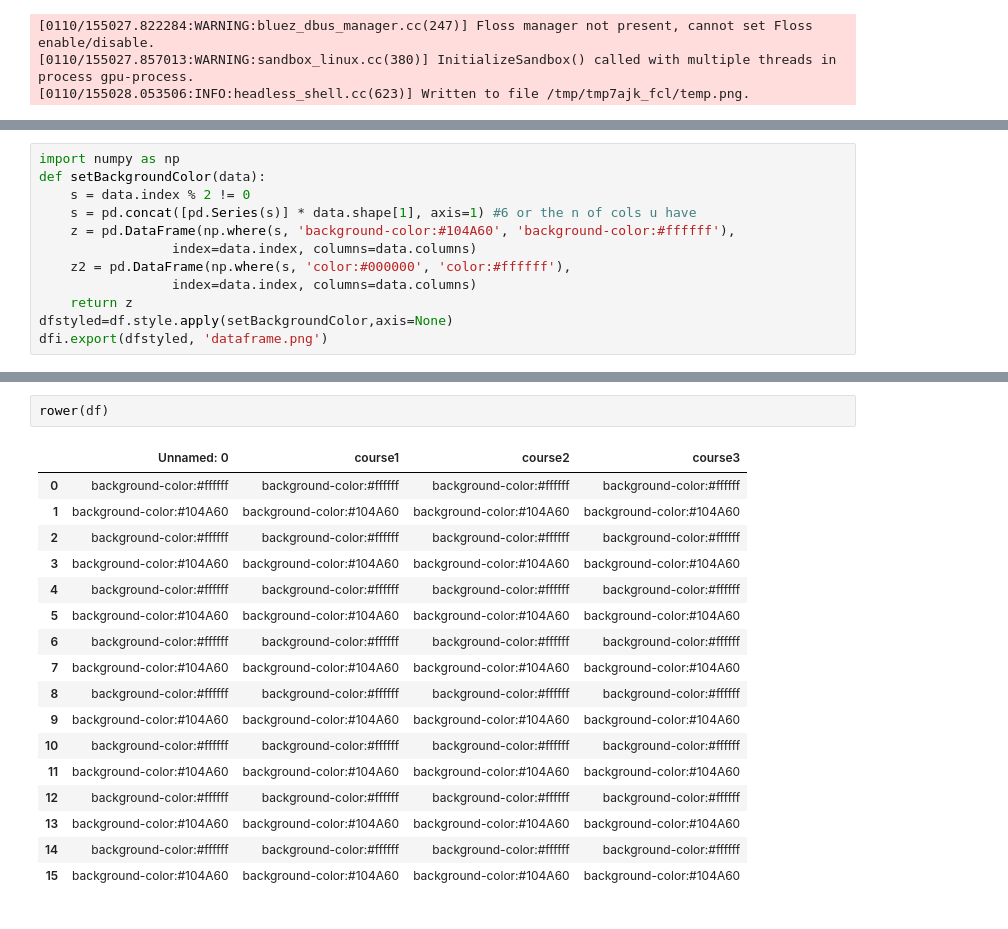
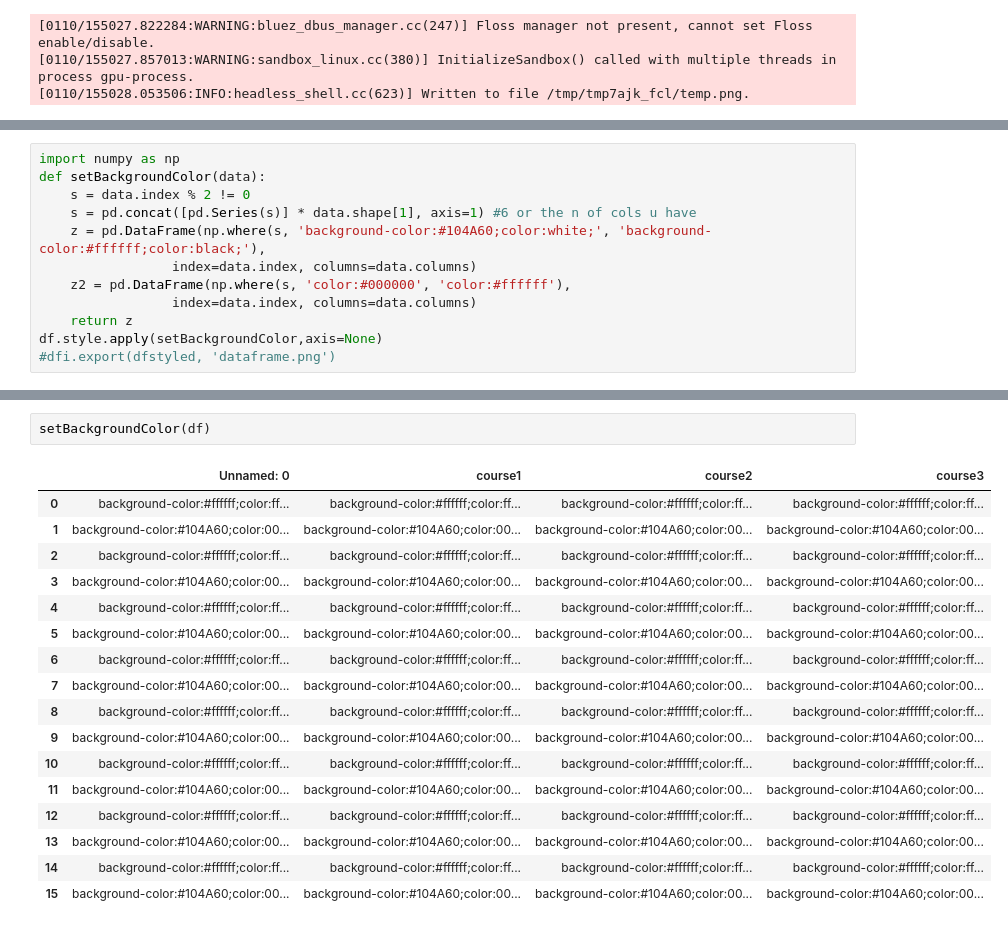
Before and after one commit to mgama1/ExamsScheduler, a Jupyter notebook: GUI.ipynb, the cells around one changed output, grey strips where cells are left out. Saved outputs shown, nothing was run; the diff lists cells and outputs as text.

Commit message:
stylecomplete

```diff
--- a/GUI.ipynb
+++ b/GUI.ipynb
@@ -228,11 +228,11 @@ import numpy as np
 def setBackgroundColor(data):
     s = data.index % 2 != 0
     s = pd.concat([pd.Series(s)] * data.shape[1], axis=1) #6 or the n of cols u have
-    z = pd.DataFrame(np.where(s, 'background-color:#104A60', 'background-color:#ffffff'),
+    z = pd.DataFrame(np.where(s, 'background-color:#104A60;color:white;', 'background-color:#ffffff;color:black;'),
                  index=data.index, columns=data.columns)
     z2 = pd.DataFrame(np.where(s, 'color:#000000', 'color:#ffffff'),
                  index=data.index, columns=data.columns)
     return z
-dfstyled=df.style.apply(setBackgroundColor,axis=None)
-dfi.export(dfstyled, 'dataframe.png')
+df.style.apply(setBackgroundColor,axis=None)
+#dfi.export(dfstyled, 'dataframe.png')
 # %% [output]
@@ -262,20 +256,20 @@ df
 # %%
-rower(df)
+setBackgroundColor(df)
 # %% [output]
 |  | Unnamed: 0 | course1 | course2 | course3 |
-| 0 | background-color:#ffffff | background-color:#ffffff | background-color:#ffffff | background-color:#ffffff |
-| 1 | background-color:#104A60 | background-color:#104A60 | background-color:#104A60 | background-color:#104A60 |
-| 2 | background-color:#ffffff | background-color:#ffffff | background-color:#ffffff | background-color:#ffffff |
-| 3 | background-color:#104A60 | background-color:#104A60 | background-color:#104A60 | background-color:#104A60 |
-| 4 | background-color:#ffffff | background-color:#ffffff | background-color:#ffffff | background-color:#ffffff |
-| 5 | background-color:#104A60 | background-color:#104A60 | background-color:#104A60 | background-color:#104A60 |
-| 6 | background-color:#ffffff | background-color:#ffffff | background-color:#ffffff | background-color:#ffffff |
-| 7 | background-color:#104A60 | background-color:#104A60 | background-color:#104A60 | background-color:#104A60 |
-| 8 | background-color:#ffffff | background-color:#ffffff | background-color:#ffffff | background-color:#ffffff |
-| 9 | background-color:#104A60 | background-color:#104A60 | background-color:#104A60 | background-color:#104A60 |
-| 10 | background-color:#ffffff | background-color:#ffffff | background-color:#ffffff | background-color:#ffffff |
-| 11 | background-color:#104A60 | background-color:#104A60 | background-color:#104A60 | background-color:#104A60 |
-| 12 | background-color:#ffffff | background-color:#ffffff | background-color:#ffffff | background-color:#ffffff |
-| 13 | background-color:#104A60 | background-color:#104A60 | background-color:#104A60 | background-color:#104A60 |
-| 14 | background-color:#ffffff | background-color:#ffffff | background-color:#ffffff | background-color:#ffffff |
-| 15 | background-color:#104A60 | background-color:#104A60 | background-color:#104A60 | background-color:#104A60 |
+| 0 | background-color:#ffffff;color:ff... | background-color:#ffffff;color:ff... | background-color:#ffffff;color:ff... | background-color:#ffffff;color:ff... |
+| 1 | background-color:#104A60;color:00... | background-color:#104A60;color:00... | background-color:#104A60;color:00... | background-color:#104A60;color:00... |
+| 2 | background-color:#ffffff;color:ff... | background-color:#ffffff;color:ff... | background-color:#ffffff;color:ff... | background-color:#ffffff;color:ff... |
+| 3 | background-color:#104A60;color:00... | background-color:#104A60;color:00... | background-color:#104A60;color:00... | background-color:#104A60;color:00... |
+| 4 | background-color:#ffffff;color:ff... | background-color:#ffffff;color:ff... | background-color:#ffffff;color:ff... | background-color:#ffffff;color:ff... |
+| 5 | background-color:#104A60;color:00... | background-color:#104A60;color:00... | background-color:#104A60;color:00... | background-color:#104A60;color:00... |
+| 6 | background-color:#ffffff;color:ff... | background-color:#ffffff;color:ff... | background-color:#ffffff;color:ff... | background-color:#ffffff;color:ff... |
+| 7 | background-color:#104A60;color:00... | background-color:#104A60;color:00... | background-color:#104A60;color:00... | background-color:#104A60;color:00... |
+| 8 | background-color:#ffffff;color:ff... | background-color:#ffffff;color:ff... | background-color:#ffffff;color:ff... | background-color:#ffffff;color:ff... |
+| 9 | background-color:#104A60;color:00... | background-color:#104A60;color:00... | background-color:#104A60;color:00... | background-color:#104A60;color:00... |
+| 10 | background-color:#ffffff;color:ff... | background-color:#ffffff;color:ff... | background-color:#ffffff;color:ff... | background-color:#ffffff;color:ff... |
+| 11 | background-color:#104A60;color:00... | background-color:#104A60;color:00... | background-color:#104A60;color:00... | background-color:#104A60;color:00... |
+| 12 | background-color:#ffffff;color:ff... | background-color:#ffffff;color:ff... | background-color:#ffffff;color:ff... | background-color:#ffffff;color:ff... |
+| 13 | background-color:#104A60;color:00... | background-color:#104A60;color:00... | background-color:#104A60;color:00... | background-color:#104A60;color:00... |
+| 14 | background-color:#ffffff;color:ff... | background-color:#ffffff;color:ff... | background-color:#ffffff;color:ff... | background-color:#ffffff;color:ff... |
+| 15 | background-color:#104A60;color:00... | background-color:#104A60;color:00... | background-color:#104A60;color:00... | background-color:#104A60;color:00... |
```
Also changed, not shown: parts of 2 cells of this notebook.
